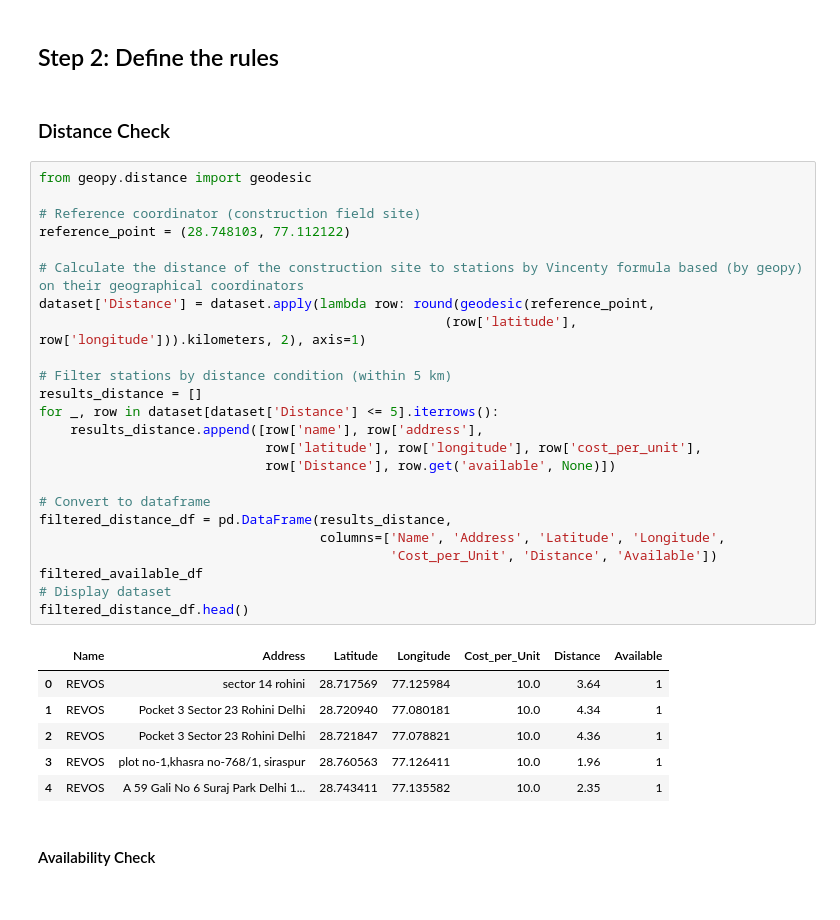
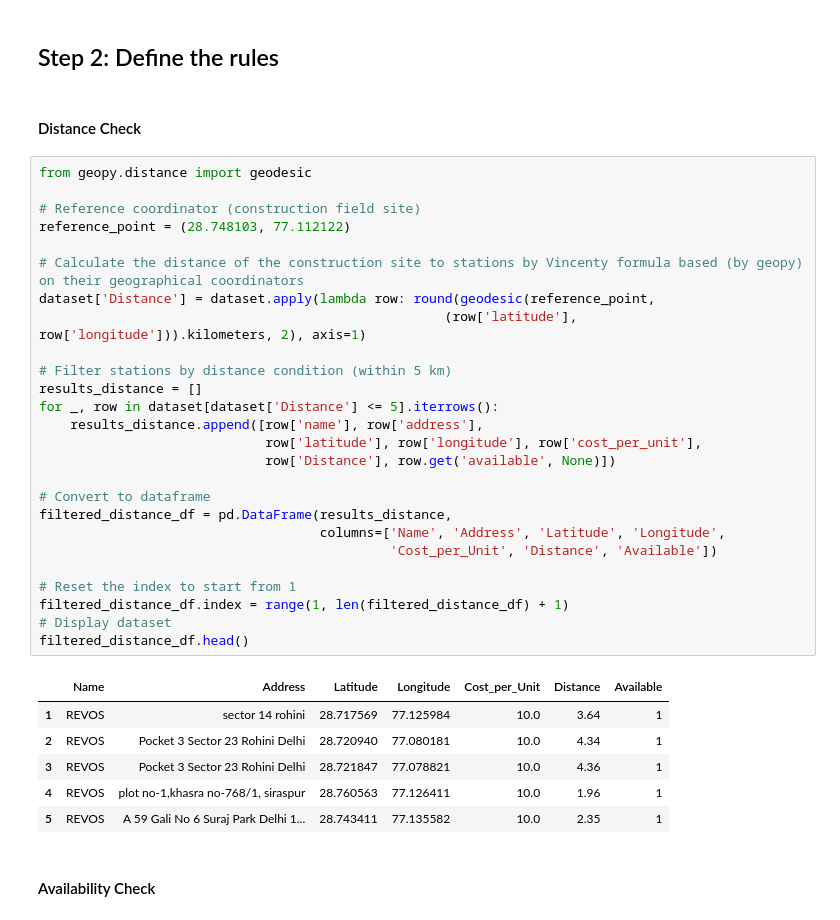
Before and after one commit to danielllll75/rule-based-optimization, a Jupyter notebook: Rule-Based Station Optimization.ipynb, the cells around one changed output. Saved outputs shown, nothing was run; the diff lists cells and outputs as text.

```diff
--- a/Rule-Based Station Optimization.ipynb
+++ b/Rule-Based Station Optimization.ipynb
@@ -91,38 +90,40 @@ longitude = dataset['longitude']     # Longitudes of stations
 # %% [markdown]
 ## Step 2: Define the rules
 # %% [markdown]
-### Distance Check
+#### Distance Check
 # %%
 from geopy.distance import geodesic
 
 # Reference coordinator (construction field site)
 reference_point = (28.748103, 77.112122)
 
 # Calculate the distance of the construction site to stations by Vincenty formula based (by geopy) on their geographical coordinators
 dataset['Distance'] = dataset.apply(lambda row: round(geodesic(reference_point,
                                                     (row['latitude'], row['longitude'])).kilometers, 2), axis=1)
 
 # Filter stations by distance condition (within 5 km)
 results_distance = []
 for _, row in dataset[dataset['Distance'] <= 5].iterrows():
     results_distance.append([row['name'], row['address'],
                              row['latitude'], row['longitude'], row['cost_per_unit'],
                              row['Distance'], row.get('available', None)])
 
 # Convert to dataframe
 filtered_distance_df = pd.DataFrame(results_distance,
                                     columns=['Name', 'Address', 'Latitude', 'Longitude',
                                              'Cost_per_Unit', 'Distance', 'Available'])
-filtered_available_df
+
+# Reset the index to start from 1
+filtered_distance_df.index = range(1, len(filtered_distance_df) + 1)
 # Display dataset
 filtered_distance_df.head()
 # %% [output]
 |  | Name | Address | Latitude | Longitude | Cost_per_Unit | Distance | Available |
-| 0 | REVOS | sector 14 rohini | 28.717569 | 77.125984 | 10.0 | 3.64 | 1 |
-| 1 | REVOS | Pocket 3 Sector 23 Rohini Delhi | 28.720940 | 77.080181 | 10.0 | 4.34 | 1 |
-| 2 | REVOS | Pocket 3 Sector 23 Rohini Delhi | 28.721847 | 77.078821 | 10.0 | 4.36 | 1 |
-| 3 | REVOS | plot no-1,khasra no-768/1, siraspur | 28.760563 | 77.126411 | 10.0 | 1.96 | 1 |
-| 4 | REVOS | A 59 Gali No 6 Suraj Park Delhi 1... | 28.743411 | 77.135582 | 10.0 | 2.35 | 1 |
+| 1 | REVOS | sector 14 rohini | 28.717569 | 77.125984 | 10.0 | 3.64 | 1 |
+| 2 | REVOS | Pocket 3 Sector 23 Rohini Delhi | 28.720940 | 77.080181 | 10.0 | 4.34 | 1 |
+| 3 | REVOS | Pocket 3 Sector 23 Rohini Delhi | 28.721847 | 77.078821 | 10.0 | 4.36 | 1 |
+| 4 | REVOS | plot no-1,khasra no-768/1, siraspur | 28.760563 | 77.126411 | 10.0 | 1.96 | 1 |
+| 5 | REVOS | A 59 Gali No 6 Suraj Park Delhi 1... | 28.743411 | 77.135582 | 10.0 | 2.35 | 1 |
 # %% [markdown]
 #### Availability Check
 # %%
```
Also changed, not shown: parts of 13 cells of this notebook.
